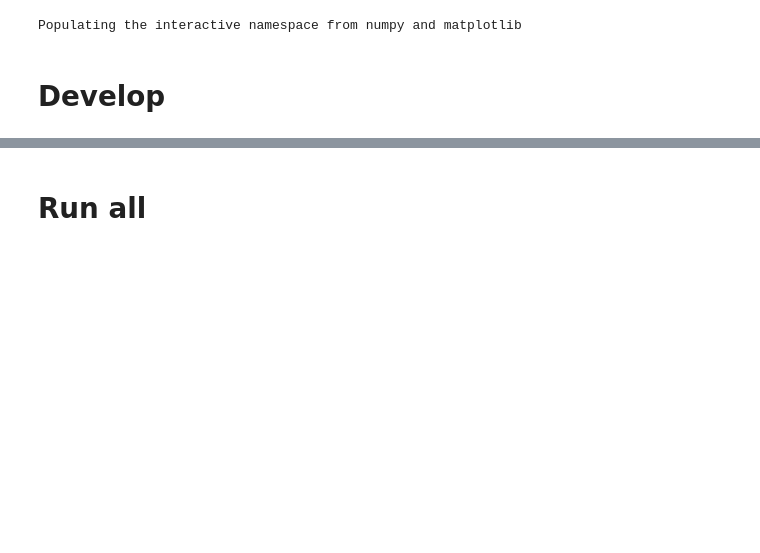
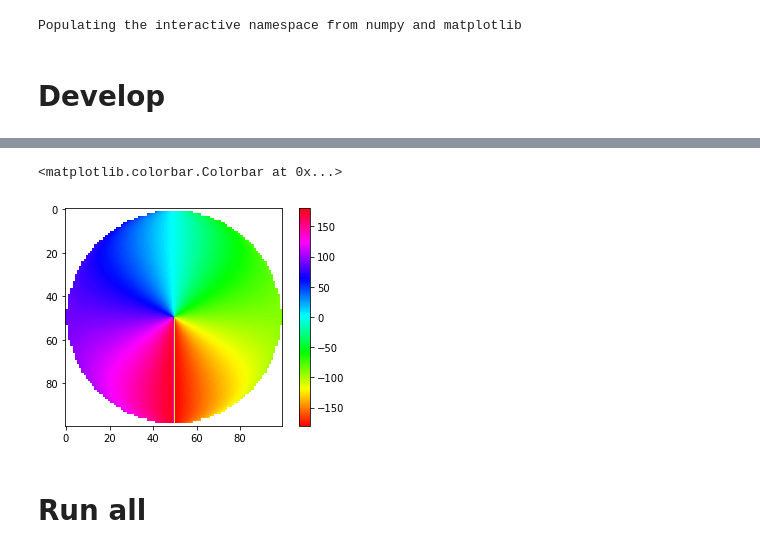
Before and after one commit to CodaP/isccp_l1g_prototype, a Jupyter notebook: notebooks/get_geometry.ipynb, the cells around one changed output, grey strips where cells are left out. Saved outputs shown, nothing was run; the diff lists cells and outputs as text; code cells hidden in the pictures; blank space fills up the shorter version.

Commit message:
Add satellite azimuth

```diff
--- a/notebooks/get_geometry.ipynb
+++ b/notebooks/get_geometry.ipynb
@@ -91,3 +74,30 @@ sat_zen = sat_ang + star_zen
+# %%
+def sensor_azimuth(satlon,satlat,pixlon,pixlat):
+    xlon = np.deg2rad(pixlon - satlon)
+    xlat = np.deg2rad(pixlat - satlat)
+    with warnings.catch_warnings():
+        warnings.simplefilter('ignore')
+        beta = np.arccos( np.cos(xlat) * np.cos(xlon) )
+        sine_beta = np.sin(beta)
+        sensor_azimuth = np.sin(xlon) / sine_beta
+        sensor_azimuth = sensor_azimuth.clip(-1,1)
+        sensor_azimuth = np.rad2deg(np.arcsin(sensor_azimuth))
+    sensor_azimuth[np.isclose(sine_beta, 0)] = 0.0
+
+    sensor_azimuth[xlat < 0.0] = 180.0 - sensor_azimuth[xlat < 0.0]
+
+    sensor_azimuth[sensor_azimuth < 0.0] += 360.0
+
+    sensor_azimuth = sensor_azimuth - 180.0
+    return sensor_azimuth
+# %%
+azi = sensor_azimuth(proj.proj4_params['lon_0'], 0, lon, lat)
+# %%
+imshow(azi, cmap='hsv', vmin=-180, vmax=180)
+colorbar()
+# %% [output]
+<matplotlib.colorbar.Colorbar at 0x...>
+[figure, added]
 # %% [markdown]
 # Run all
 # %%
```
Also changed, not shown: parts of 10 cells of this notebook, 6 other files.
